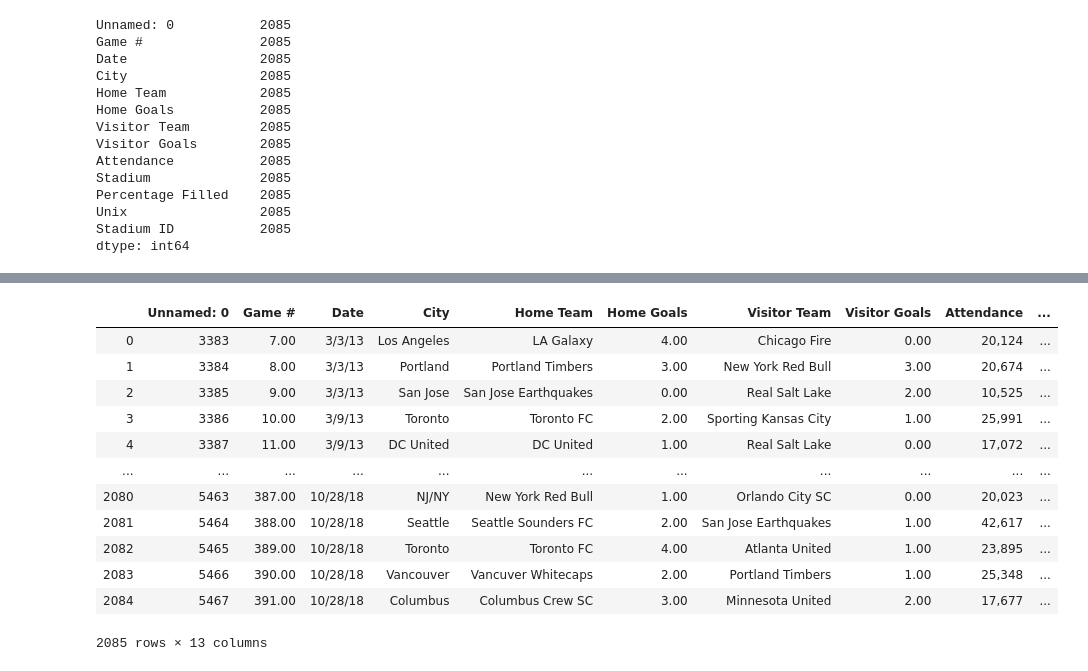
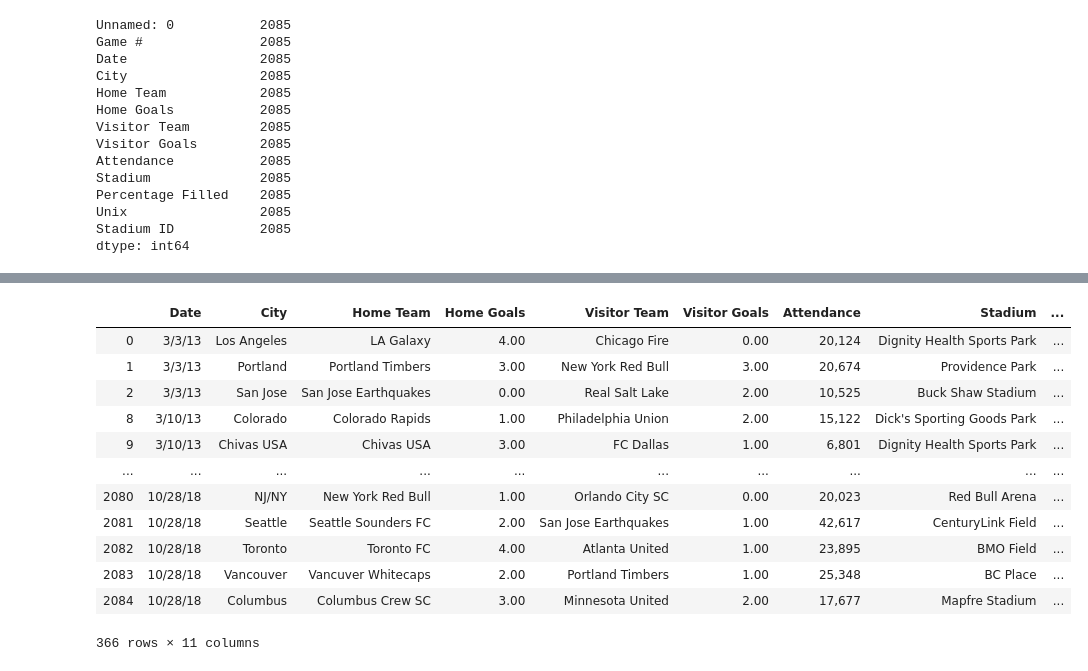
Before and after one commit to MGao535/ETLProject, a Jupyter notebook: Shawn/MLS_Games.ipynb, the cells around one changed output, grey strips where cells are left out. Cells and saved outputs as stored; diff of their text form; code cells hidden in the pictures.

Commit message:
only 2018 games for mike

```diff
--- a/Shawn/MLS_Games.ipynb
+++ b/Shawn/MLS_Games.ipynb
@@ -229,4 +229,4 @@ Unix                 2085
 Stadium ID           2085
 dtype: int64
 # %%
-final_table.drop(['Unnamed: 0'], axis = 1 )
+final_table = final_table.drop(['Unnamed: 0', 'Game #'], axis = 1 )
@@ -247,16 +232,0 @@ final_table.drop(['Unnamed: 0'], axis = 1 )
-# %%
-final_table
-# %% [output]
-|  | Unnamed: 0 | Game # | Date | City | Home Team | Home Goals | Visitor Team | Visitor Goals | Attendance | ... |
-| 0 | 3383 | 7.00 | 3/3/13 | Los Angeles | LA Galaxy | 4.00 | Chicago Fire | 0.00 | 20,124 | ... |
-| 1 | 3384 | 8.00 | 3/3/13 | Portland | Portland Timbers | 3.00 | New York Red Bull | 3.00 | 20,674 | ... |
-| 2 | 3385 | 9.00 | 3/3/13 | San Jose | San Jose Earthquakes | 0.00 | Real Salt Lake | 2.00 | 10,525 | ... |
-| 3 | 3386 | 10.00 | 3/9/13 | Toronto | Toronto FC | 2.00 | Sporting Kansas City | 1.00 | 25,991 | ... |
-| 4 | 3387 | 11.00 | 3/9/13 | DC United | DC United | 1.00 | Real Salt Lake | 0.00 | 17,072 | ... |
-| ... | ... | ... | ... | ... | ... | ... | ... | ... | ... | ... |
-| 2080 | 5463 | 387.00 | 10/28/18 | NJ/NY | New York Red Bull | 1.00 | Orlando City SC | 0.00 | 20,023 | ... |
-| 2081 | 5464 | 388.00 | 10/28/18 | Seattle | Seattle Sounders FC | 2.00 | San Jose Earthquakes | 1.00 | 42,617 | ... |
-| 2082 | 5465 | 389.00 | 10/28/18 | Toronto | Toronto FC | 4.00 | Atlanta United | 1.00 | 23,895 | ... |
-| 2083 | 5466 | 390.00 | 10/28/18 | Vancouver | Vancuver Whitecaps | 2.00 | Portland Timbers | 1.00 | 25,348 | ... |
-| 2084 | 5467 | 391.00 | 10/28/18 | Columbus | Columbus Crew SC | 3.00 | Minnesota United | 2.00 | 17,677 | ... |
-2085 rows × 13 columns
@@ -262,0 +235,19 @@ final_table
+# %%
+mls_2018 = final_table.loc[final_table['Date'] > 1520035200
+]
+# %%
+mls_2018
+# %% [output]
+|  | Date | City | Home Team | Home Goals | Visitor Team | Visitor Goals | Attendance | Stadium | ... |
+| 0 | 3/3/13 | Los Angeles | LA Galaxy | 4.00 | Chicago Fire | 0.00 | 20,124 | Dignity Health Sports Park | ... |
+| 1 | 3/3/13 | Portland | Portland Timbers | 3.00 | New York Red Bull | 3.00 | 20,674 | Providence Park | ... |
+| 2 | 3/3/13 | San Jose | San Jose Earthquakes | 0.00 | Real Salt Lake | 2.00 | 10,525 | Buck Shaw Stadium | ... |
+| 8 | 3/10/13 | Colorado | Colorado Rapids | 1.00 | Philadelphia Union | 2.00 | 15,122 | Dick's Sporting Goods Park | ... |
+| 9 | 3/10/13 | Chivas USA | Chivas USA | 3.00 | FC Dallas | 1.00 | 6,801 | Dignity Health Sports Park | ... |
+| ... | ... | ... | ... | ... | ... | ... | ... | ... | ... |
+| 2080 | 10/28/18 | NJ/NY | New York Red Bull | 1.00 | Orlando City SC | 0.00 | 20,023 | Red Bull Arena | ... |
+| 2081 | 10/28/18 | Seattle | Seattle Sounders FC | 2.00 | San Jose Earthquakes | 1.00 | 42,617 | CenturyLink Field | ... |
+| 2082 | 10/28/18 | Toronto | Toronto FC | 4.00 | Atlanta United | 1.00 | 23,895 | BMO Field | ... |
+| 2083 | 10/28/18 | Vancouver | Vancuver Whitecaps | 2.00 | Portland Timbers | 1.00 | 25,348 | BC Place | ... |
+| 2084 | 10/28/18 | Columbus | Columbus Crew SC | 3.00 | Minnesota United | 2.00 | 17,677 | Mapfre Stadium | ... |
+366 rows × 11 columns
```
Also changed, not shown: parts of 2 cells of this notebook, 1 other file.
